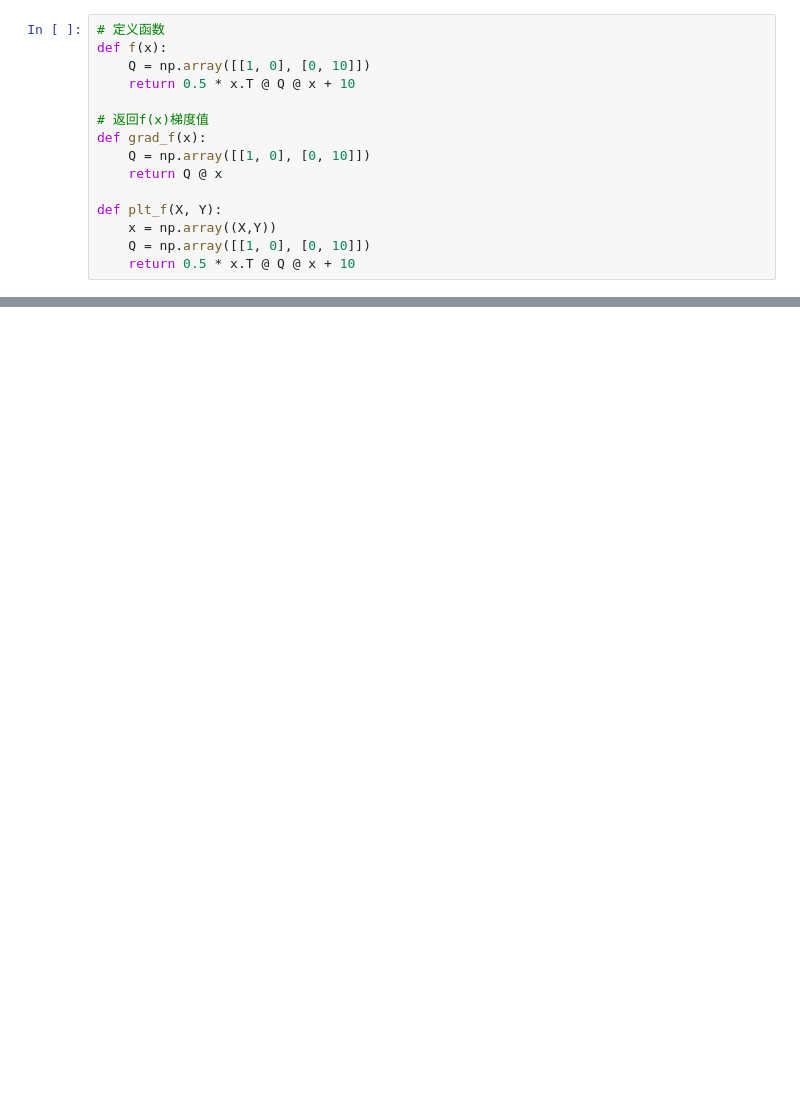
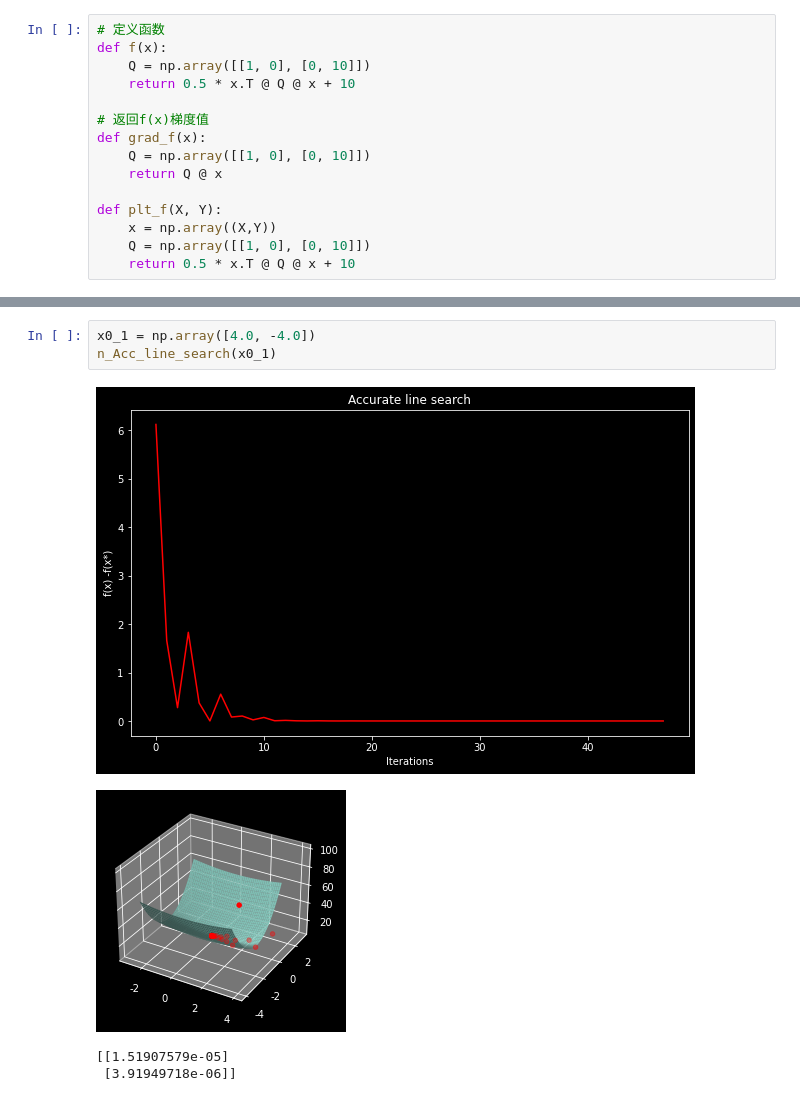
Before and after one commit to zj0615/optimization_method, a Jupyter notebook: 第一次作业/gradient_descent.ipynb, the cells around one changed output, grey strips where cells are left out. Drawn from its saved outputs; the diff is of its cells as text; blank space fills up the shorter version.

```diff
--- a/第一次作业/gradient_descent.ipynb
+++ b/第一次作业/gradient_descent.ipynb
@@ -124,0 +205,8 @@ gradient_descent(x0_1)
+# %%
+x0_1 = np.array([4.0, -4.0])
+n_Acc_line_search(x0_1)
+# %% [output]
+[figure, added]
+[figure, added]
+[[1.51907579e-05]
+ [3.91949718e-06]]
```
Also changed, not shown: parts of 6 cells of this notebook.
